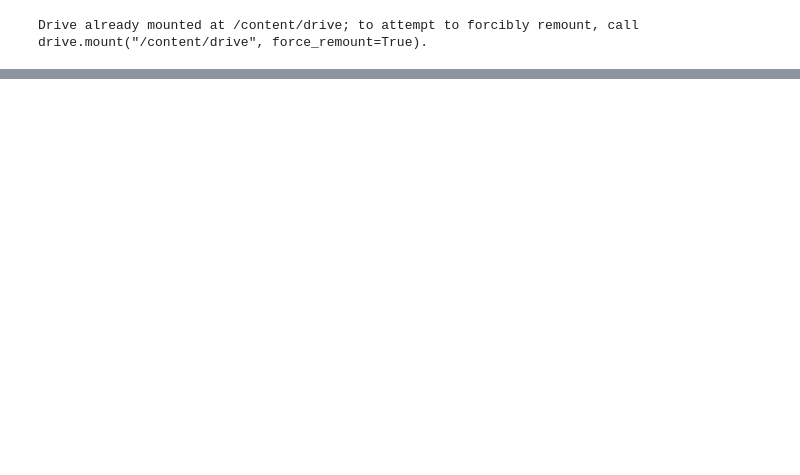
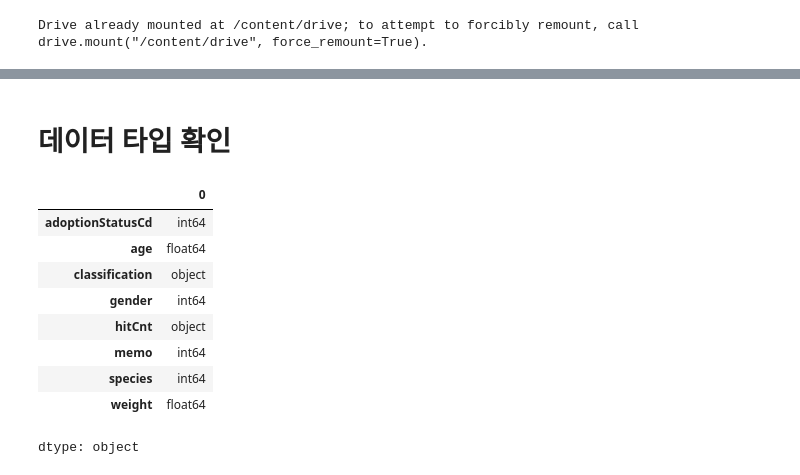
Before and after one commit to Bee-Geum/datamining, a Jupyter notebook: decision_tree.ipynb, the cells around one changed output, grey strips where cells are left out. Drawn from its saved outputs; the diff is of its cells as text; code cells hidden in the pictures; blank space fills up the shorter version.

```diff
--- a/decision_tree.ipynb
+++ b/decision_tree.ipynb
@@ -20,0 +28,15 @@ df.head()
+# %% [markdown]
+# **데이터 타입 확인**
+# %%
+df.dtypes
+# %% [output]
+|  | 0 |
+| adoptionStatusCd | int64 |
+| age | float64 |
+| classification | object |
+| gender | int64 |
+| hitCnt | object |
+| memo | int64 |
+| species | int64 |
+| weight | float64 |
+dtype: object
```
Also changed, not shown: parts of 14 cells of this notebook.
